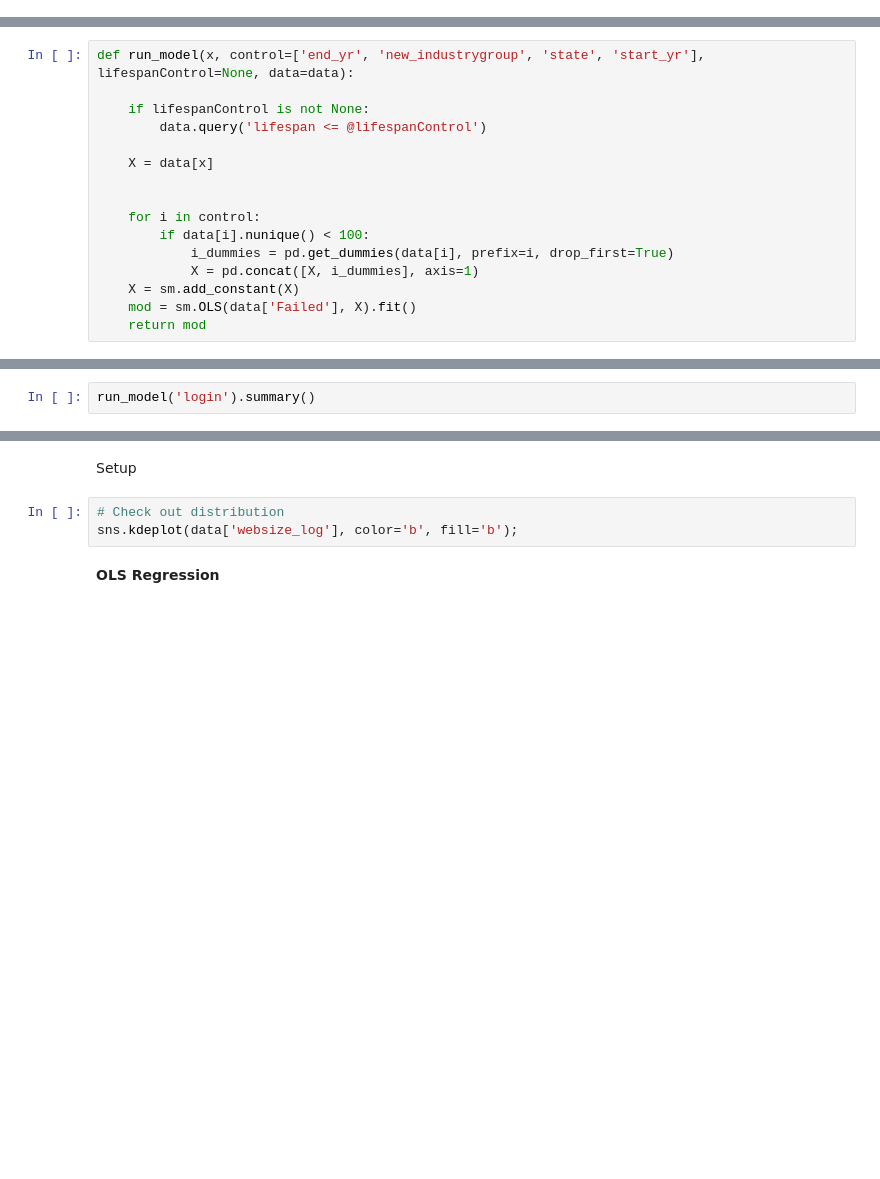
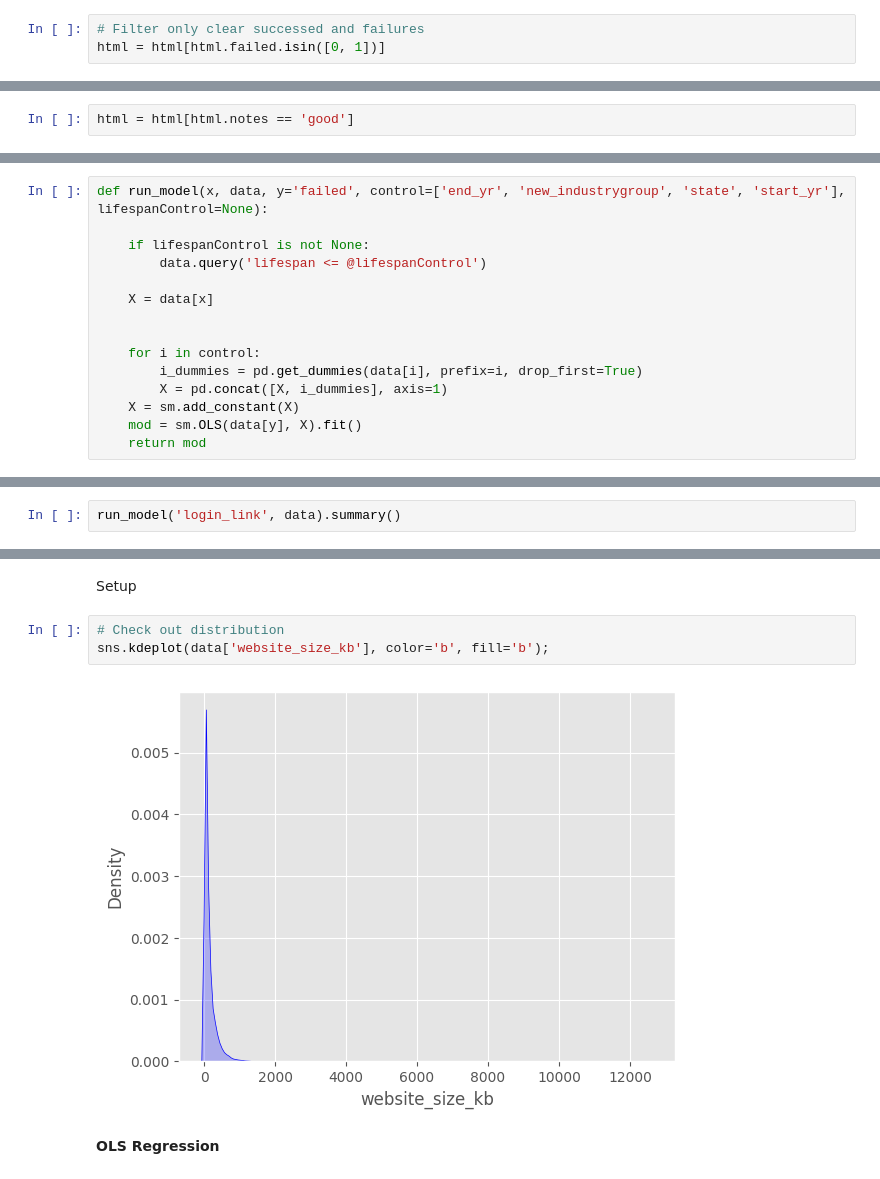
Before and after one commit to charlesmiele/predicting-identifying-startup-failure, a Jupyter notebook: analysis/Regressions_v2.ipynb, the cells around one changed output, grey strips where cells are left out. Drawn from its saved outputs; the diff is of its cells as text; blank space fills up the shorter version.

```diff
--- a/analysis/Regressions_v2.ipynb
+++ b/analysis/Regressions_v2.ipynb
@@ -53,0 +25,3 @@ html['a_log'] = np.log(html['a_count']).replace([-np.inf], 0)
+# %%
+# Filter only clear successed and failures
+html = html[html.failed.isin([0, 1])]
@@ -53,0 +42,2 @@ html['a_log'] = np.log(html['a_count']).replace([-np.inf], 0)
+# %%
+html = html[html.notes == 'good']
@@ -95,5 +112,5 @@ def plot_freg(y, data, control=None, industry=False, save=None):
 # %%
-def run_model(x, control=['end_yr', 'new_industrygroup', 'state', 'start_yr'], lifespanControl=None, data=data):
+def run_model(x, data, y='failed', control=['end_yr', 'new_industrygroup', 'state', 'start_yr'], lifespanControl=None):
 
     if lifespanControl is not None:
         data.query('lifespan <= @lifespanControl')
@@ -102,11 +119,10 @@ def run_model(x, control=['end_yr', 'new_industrygroup', 'state', 'start_yr'], l
 
 
     for i in control:
-        if data[i].nunique() < 100:
-            i_dummies = pd.get_dummies(data[i], prefix=i, drop_first=True)
-            X = pd.concat([X, i_dummies], axis=1)
+        i_dummies = pd.get_dummies(data[i], prefix=i, drop_first=True)
+        X = pd.concat([X, i_dummies], axis=1)
     X = sm.add_constant(X)
-    mod = sm.OLS(data['Failed'], X).fit()
+    mod = sm.OLS(data[y], X).fit()
     return mod
 # %% [markdown]
 ## Cross-Sectional Regressions-Final screenshot
@@ -113,4 +133,4 @@ def run_model(x, control=['end_yr', 'new_industrygroup', 'state', 'start_yr'], l
 # %% [markdown]
 ### Includes Login
 # %%
-run_model('login').summary()
+run_model('login_link', data).summary()
@@ -158,7 +182,9 @@ plot_freg('careers', data, control='end_yr', industry=True, save='careers_comple
 Setup
 # %%
 # Check out distribution
-sns.kdeplot(data['websize_log'], color='b', fill='b');
+sns.kdeplot(data['website_size_kb'], color='b', fill='b');
+# %% [output]
+[figure, added]
 # %% [markdown]
 **OLS Regression**
 # %%
```
Also changed, not shown: parts of 140 cells of this notebook, 10 other files.
